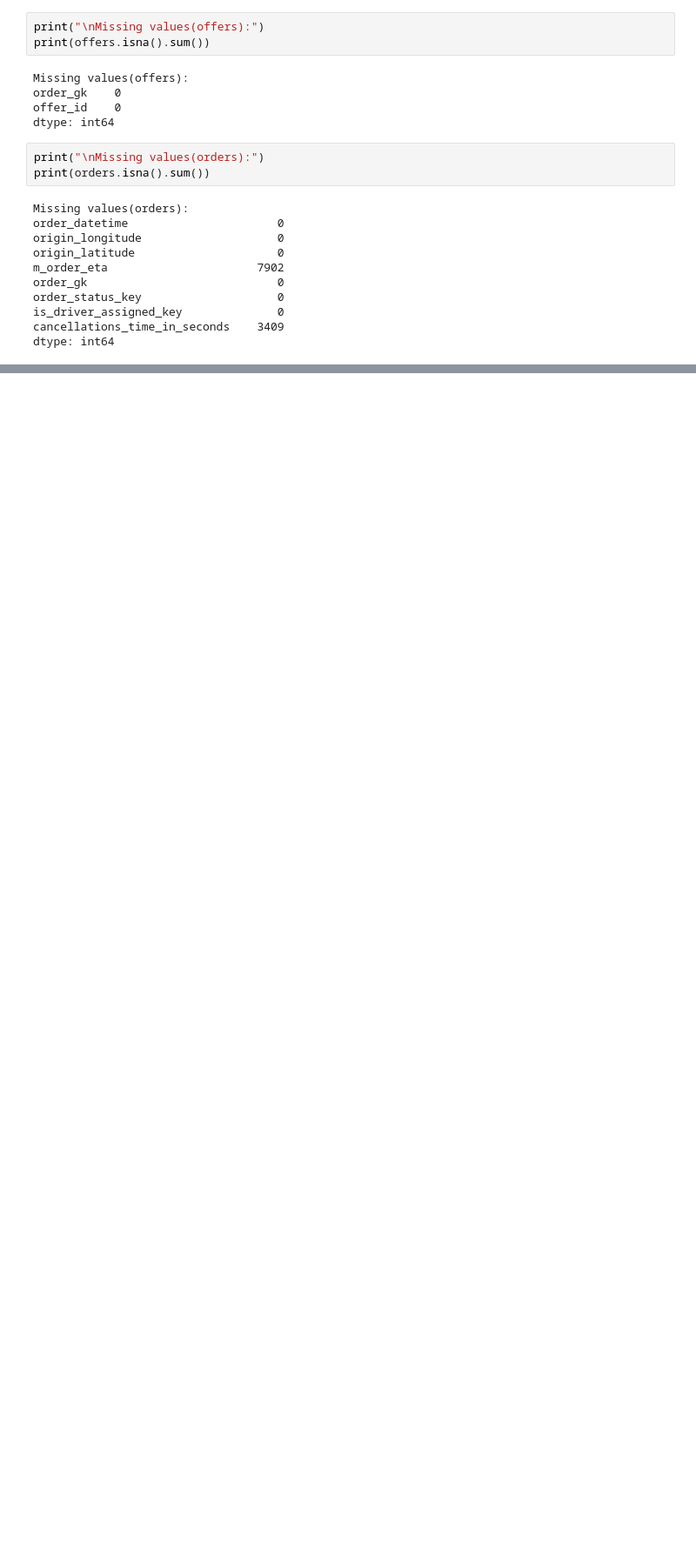
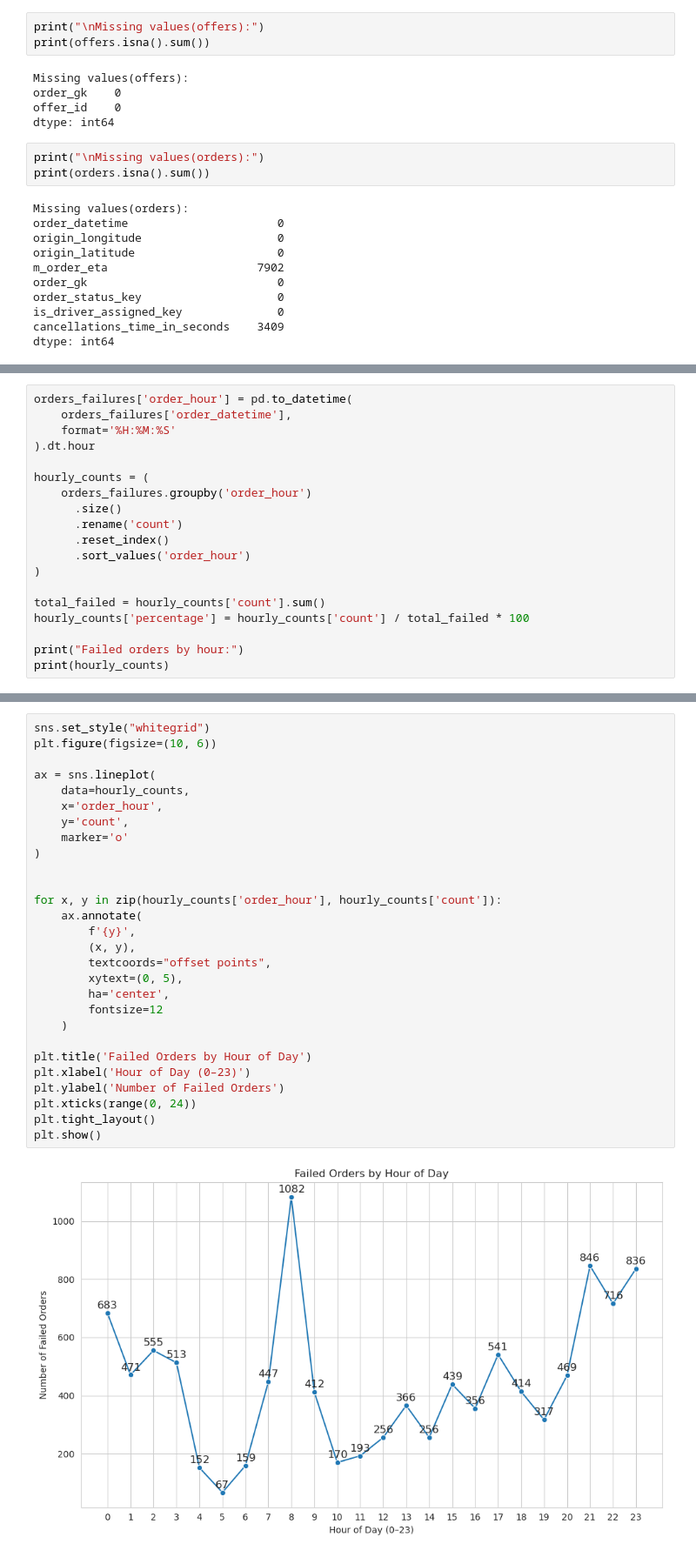
Before and after one commit to rsm-chl307/Insights-from-Failed-Orders, a Jupyter notebook: code/insights_from_failed_orders_jf.ipynb, the cells around one changed output, grey strips where cells are left out. Shown at 87% size. Saved outputs shown, nothing was run; the diff lists cells and outputs as text; blank space fills up the shorter version.

```diff
--- a/code/insights_from_failed_orders_jf.ipynb
+++ b/code/insights_from_failed_orders_jf.ipynb
@@ -69,0 +197,19 @@ dtype: int64
+# %%
+orders_failures['order_hour'] = pd.to_datetime(
+    orders_failures['order_datetime'],
+    format='%H:%M:%S'
+).dt.hour
+
+hourly_counts = (
+    orders_failures.groupby('order_hour')
+      .size()
+      .rename('count')
+      .reset_index()
+      .sort_values('order_hour')
+)
+
+total_failed = hourly_counts['count'].sum()
+hourly_counts['percentage'] = hourly_counts['count'] / total_failed * 100
+
+print("Failed orders by hour:")
+print(hourly_counts)
@@ -69,0 +234,30 @@ dtype: int64
+# %%
+sns.set_style("whitegrid")
+plt.figure(figsize=(10, 6))
+
+ax = sns.lineplot(
+    data=hourly_counts,
+    x='order_hour',
+    y='count',
+    marker='o'
+)
+
+
+for x, y in zip(hourly_counts['order_hour'], hourly_counts['count']):
+    ax.annotate(
+        f'{y}',
+        (x, y),
+        textcoords="offset points",
+        xytext=(0, 5),
+        ha='center',
+        fontsize=12
+    )
+
+plt.title('Failed Orders by Hour of Day')
+plt.xlabel('Hour of Day (0–23)')
+plt.ylabel('Number of Failed Orders')
+plt.xticks(range(0, 24))
+plt.tight_layout()
+plt.show()
+# %% [output]
+[figure, added]
```
Also changed, not shown: parts of 15 cells of this notebook.
